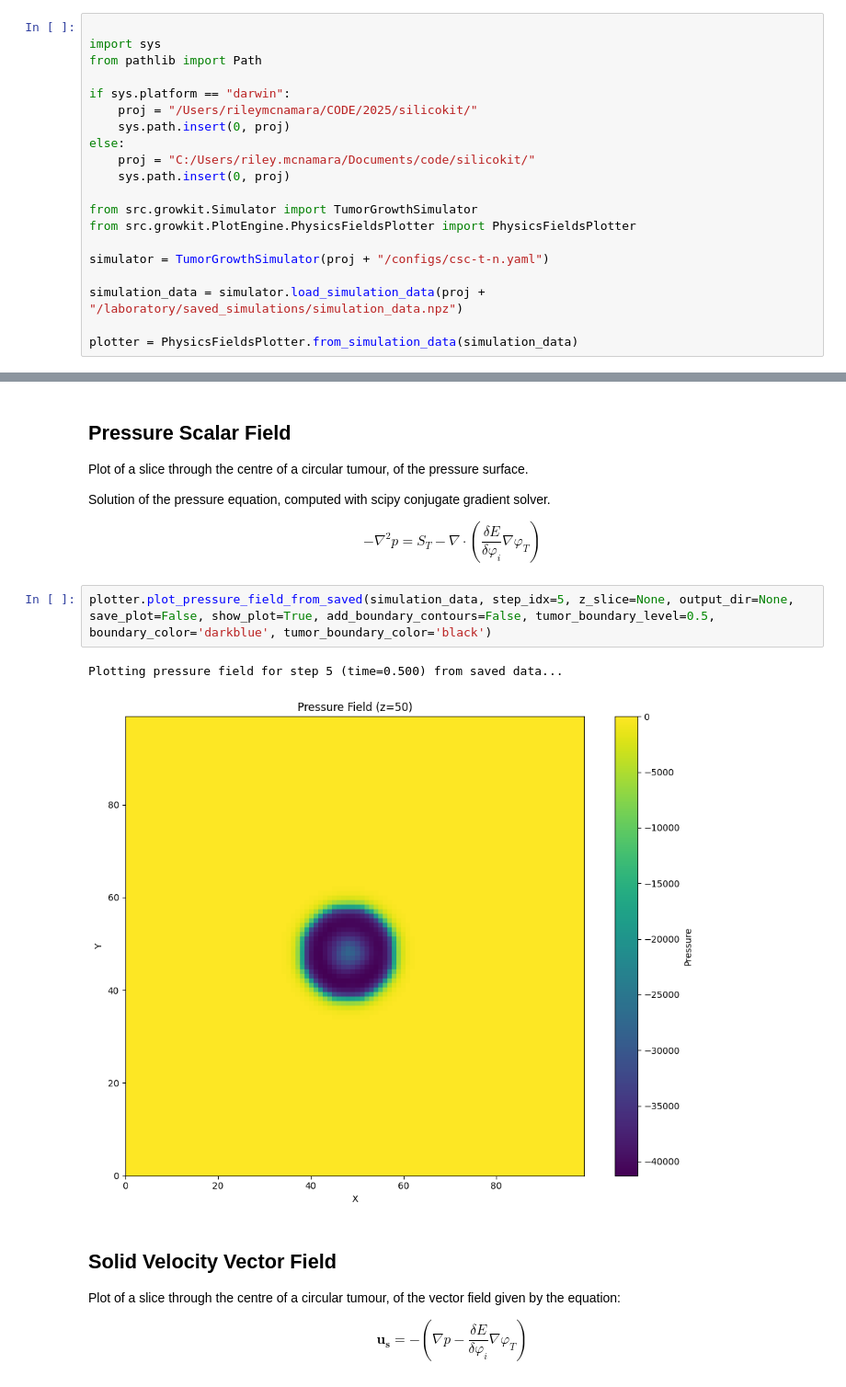
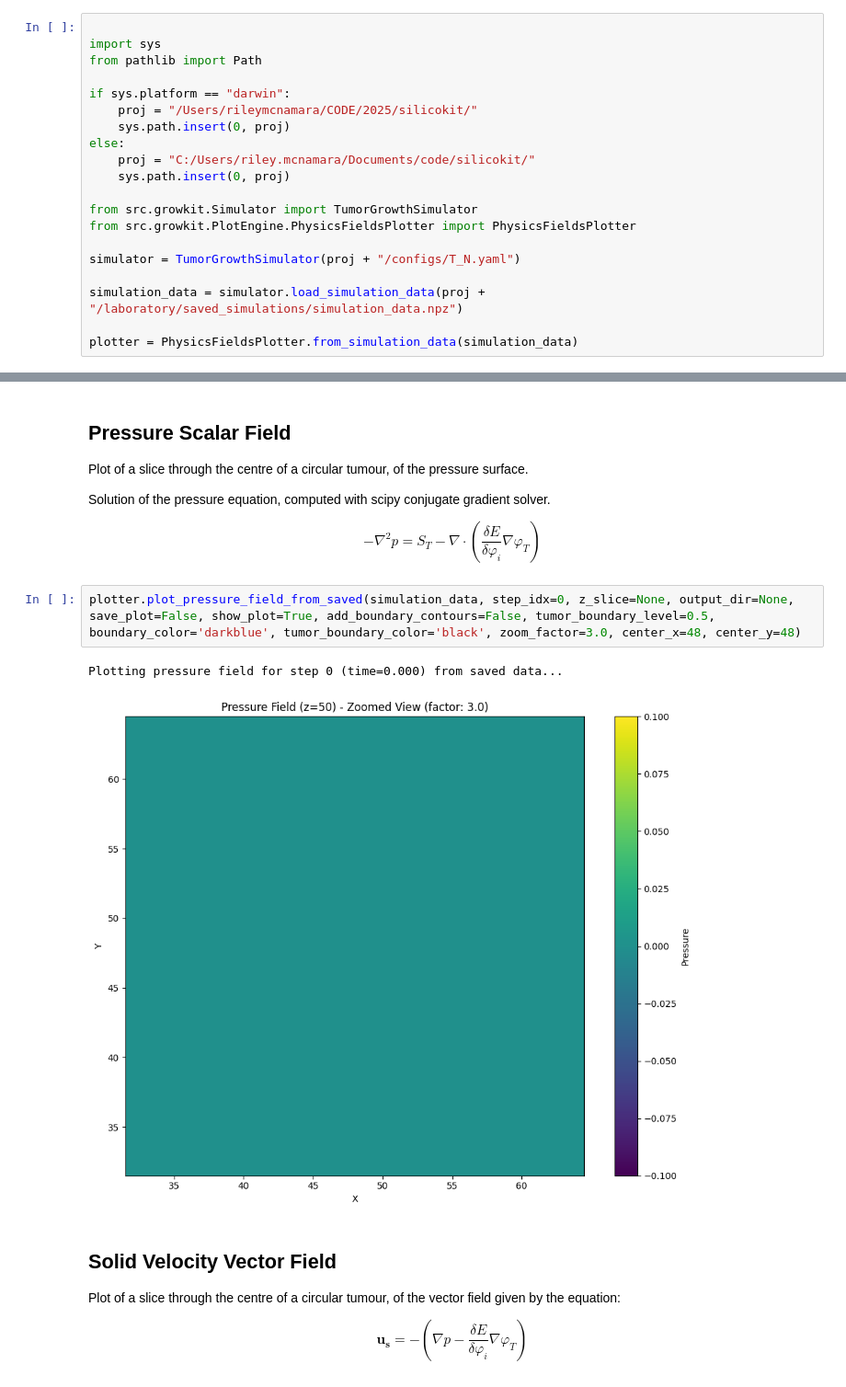
Before and after one commit to rmcnamara101/SCIE3212, a Jupyter notebook: laboratory/physics_fields/physics_fields_validation.ipynb, the cells around one changed output, grey strips where cells are left out. Shown at 92% size. Drawn from its saved outputs; the diff is of its cells as text.

```diff
--- a/laboratory/physics_fields/physics_fields_validation.ipynb
+++ b/laboratory/physics_fields/physics_fields_validation.ipynb
@@ -17,7 +17,7 @@ else:
 from src.growkit.Simulator import TumorGrowthSimulator
 from src.growkit.PlotEngine.PhysicsFieldsPlotter import PhysicsFieldsPlotter
 
-simulator = TumorGrowthSimulator(proj + "/configs/csc-t-n.yaml")
+simulator = TumorGrowthSimulator(proj + "/configs/T_N.yaml")
 
 simulation_data = simulator.load_simulation_data(proj + "/laboratory/saved_simulations/simulation_data.npz")
 
@@ -45,10 +46,10 @@ $$
 -\nabla^2p = S_T - \nabla \cdot \left ( \frac{\delta E}{\delta\varphi_i}\nabla\varphi_T \right )
 $$
 # %%
-plotter.plot_pressure_field_from_saved(simulation_data, step_idx=5, z_slice=None, output_dir=None, save_plot=False, show_plot=True, add_boundary_contours=False, tumor_boundary_level=0.5, boundary_color='darkblue', tumor_boundary_color='black')
+plotter.plot_pressure_field_from_saved(simulation_data, step_idx=0, z_slice=None, output_dir=None, save_plot=False, show_plot=True, add_boundary_contours=False, tumor_boundary_level=0.5, boundary_color='darkblue', tumor_boundary_color='black', zoom_factor=3.0, center_x=48, center_y=48)
 # %% [output]
-Plotting pressure field for step 5 (time=0.500) from saved data...
+Plotting pressure field for step 0 (time=0.000) from saved data...
-[figure, old version]
+[figure, new version]
 # %% [markdown]
 ## Solid Velocity Vector Field
 
```
Also changed, not shown: parts of 9 cells of this notebook, 58 other files.
